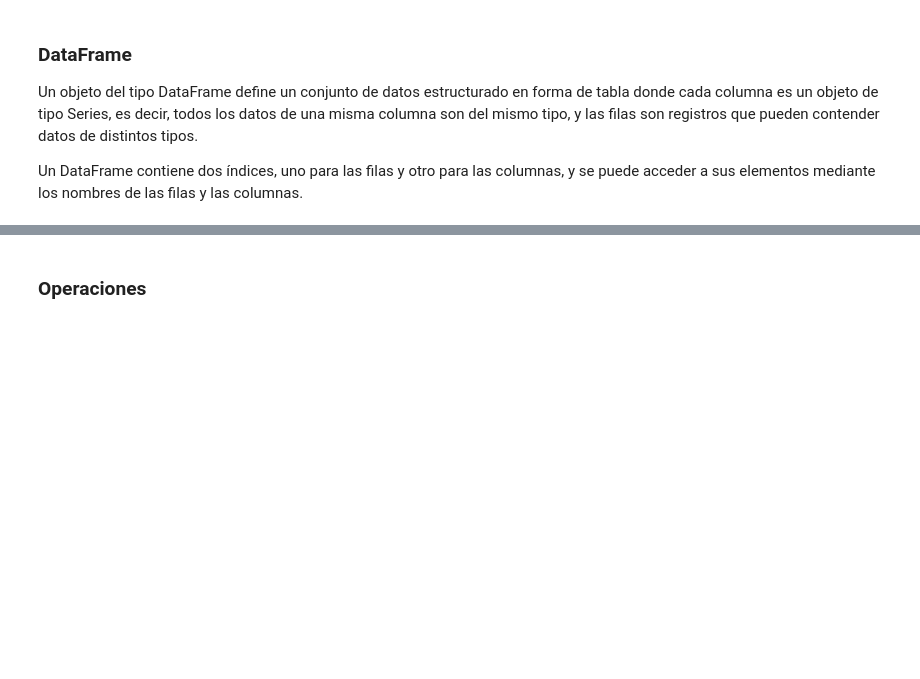
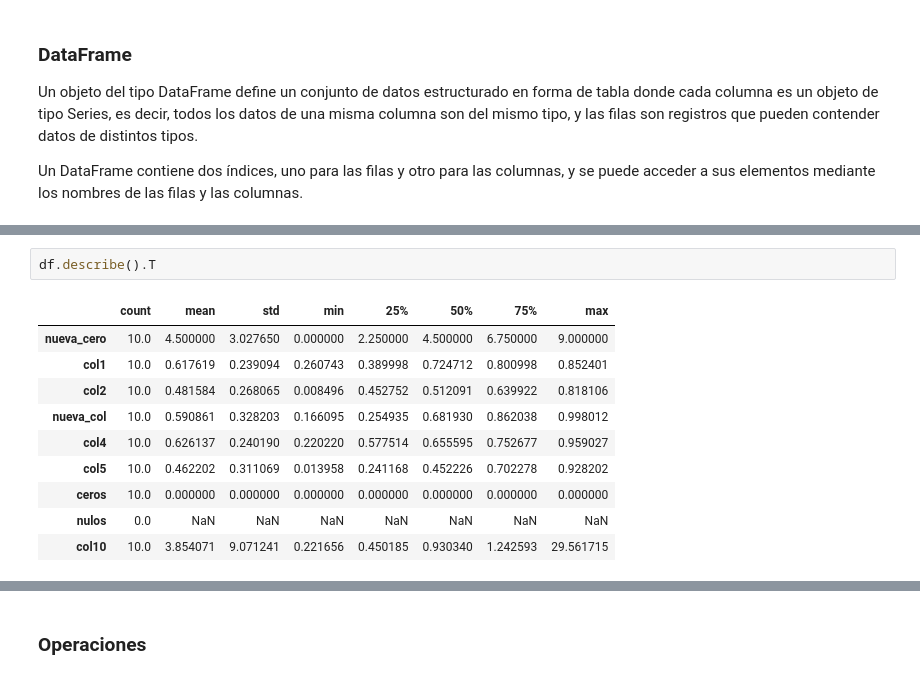
Before and after one commit to Ironhack-Data-Madrid-Julio-2023/apuntes_clase, a Jupyter notebook: semana_2/1.2 - Intro Pandas.ipynb, the cells around one changed output, grey strips where cells are left out. Saved outputs shown, nothing was run; the diff lists cells and outputs as text; blank space fills up the shorter version.

```diff
--- a/semana_2/1.2 - Intro Pandas.ipynb
+++ b/semana_2/1.2 - Intro Pandas.ipynb
@@ -43,0 +428,13 @@ Un DataFrame contiene dos índices, uno para las filas y otro para las columnas,
+# %%
+df.describe().T
+# %% [output]
+|  | count | mean | std | min | 25% | 50% | 75% | max |
+| nueva_cero | 10.0 | 4.500000 | 3.027650 | 0.000000 | 2.250000 | 4.500000 | 6.750000 | 9.000000 |
+| col1 | 10.0 | 0.617619 | 0.239094 | 0.260743 | 0.389998 | 0.724712 | 0.800998 | 0.852401 |
+| col2 | 10.0 | 0.481584 | 0.268065 | 0.008496 | 0.452752 | 0.512091 | 0.639922 | 0.818106 |
+| nueva_col | 10.0 | 0.590861 | 0.328203 | 0.166095 | 0.254935 | 0.681930 | 0.862038 | 0.998012 |
+| col4 | 10.0 | 0.626137 | 0.240190 | 0.220220 | 0.577514 | 0.655595 | 0.752677 | 0.959027 |
+| col5 | 10.0 | 0.462202 | 0.311069 | 0.013958 | 0.241168 | 0.452226 | 0.702278 | 0.928202 |
+| ceros | 10.0 | 0.000000 | 0.000000 | 0.000000 | 0.000000 | 0.000000 | 0.000000 | 0.000000 |
+| nulos | 0.0 | NaN | NaN | NaN | NaN | NaN | NaN | NaN |
+| col10 | 10.0 | 3.854071 | 9.071241 | 0.221656 | 0.450185 | 0.930340 | 1.242593 | 29.561715 |
```
Also changed, not shown: parts of 106 cells of this notebook, 2 other files.
